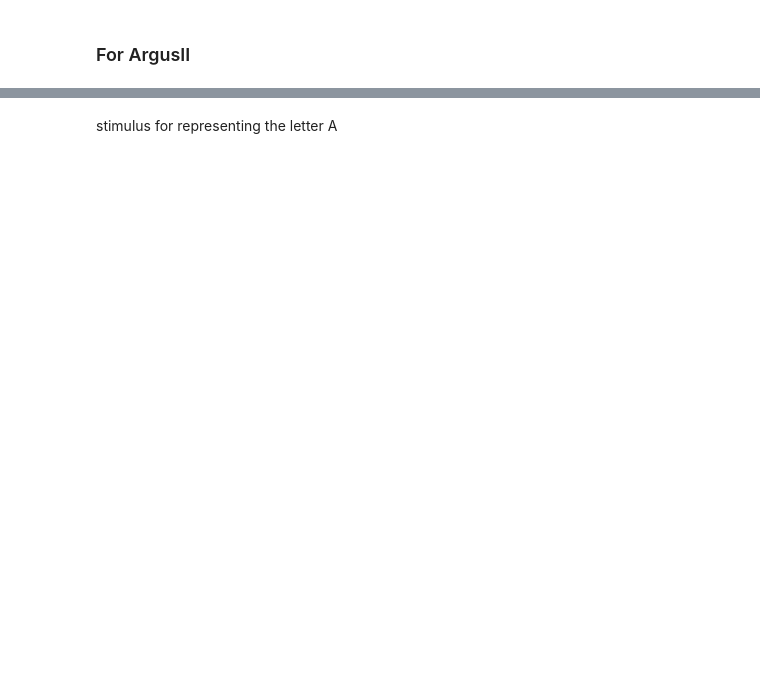
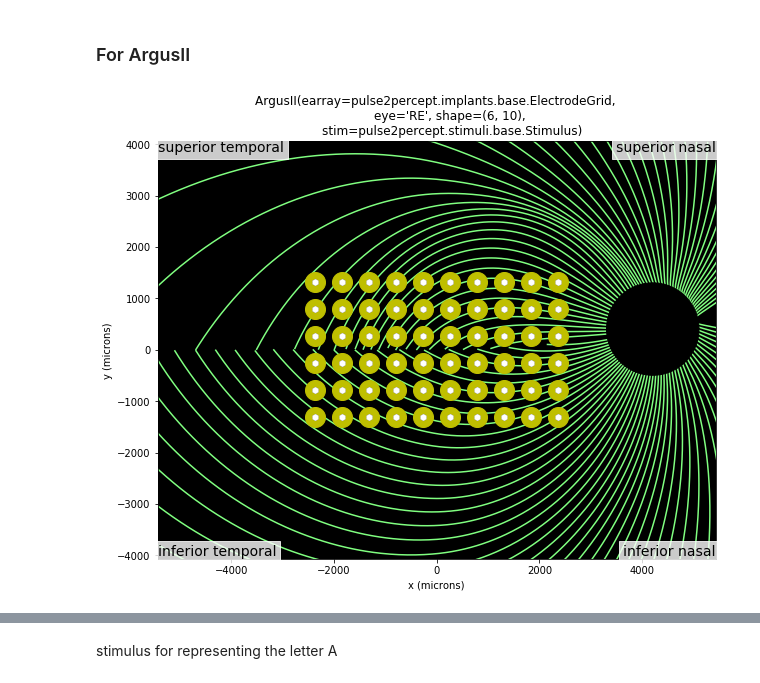
Before and after one commit to garethgeorge/prima-p2p-jupyternb, a Jupyter notebook: prima-evaluation.ipynb, the cells around one changed output, grey strips where cells are left out. Drawn from its saved outputs; the diff is of its cells as text; code cells hidden in the pictures; blank space fills up the shorter version.

```diff
--- a/prima-evaluation.ipynb
+++ b/prima-evaluation.ipynb
@@ -161,6 +157,11 @@ from pulse2percept.implants import ArgusII
 implant = ArgusII()
 implant.stim = np.ones(60)
 percept = model.predict_percept(implant)
+# %%
+_1, _ = plot_implant_on_axon_map(
+    implant, annotate_implant=False, marker_style='hw')
+# %% [output]
+[figure, added]
 # %%
 plt.imshow(percept, cmap='gray')
 plt.xticks(np.linspace(0, percept.shape[1], num=5),
```
Also changed, not shown: parts of 9 cells of this notebook, 1 other file.
